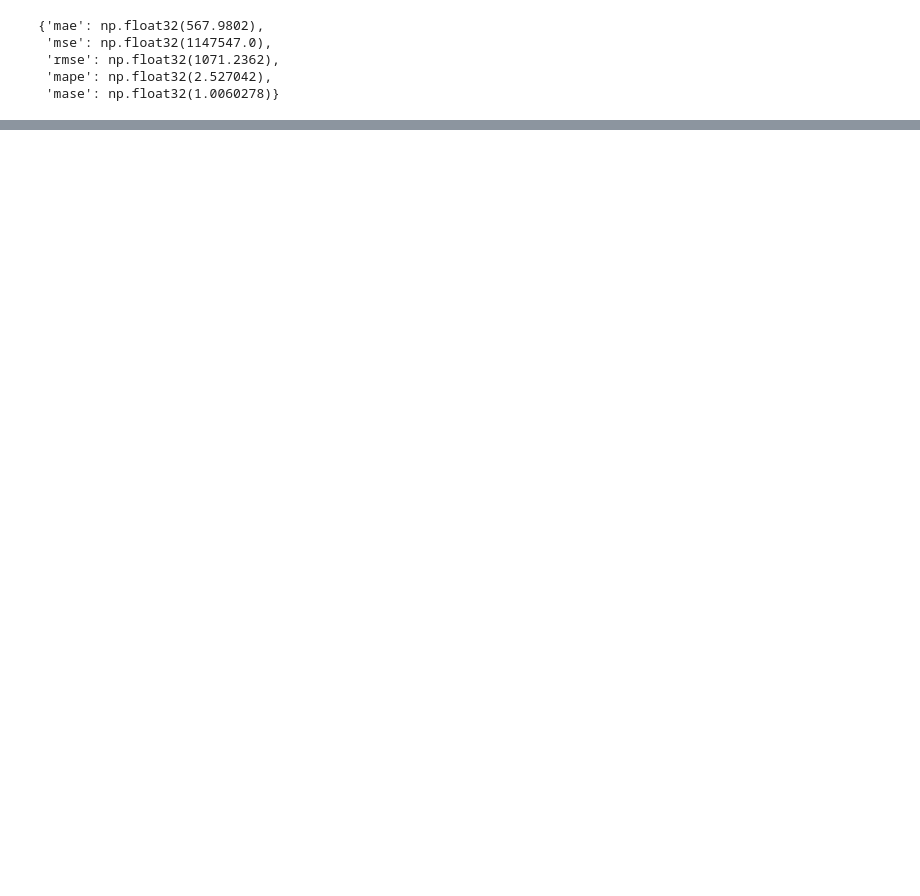
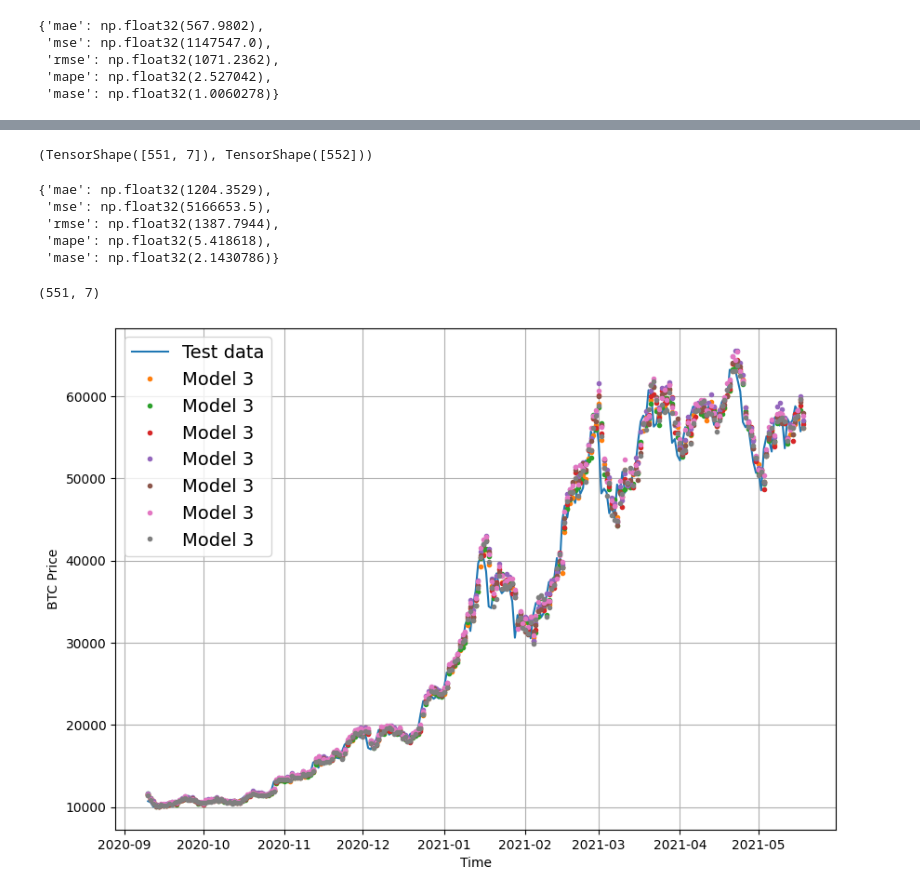
Before and after one commit to Prashanna-Raj-Pandit/NN-Time-series, a Jupyter notebook: BitPredict.ipynb, the cells around one changed output, grey strips where cells are left out. Drawn from its saved outputs; the diff is of its cells as text; code cells hidden in the pictures; blank space fills up the shorter version.

```diff
--- a/BitPredict.ipynb
+++ b/BitPredict.ipynb
@@ -532,0 +636,4 @@ plot_time_series(timesteps=x_test[-len(test_window):],values=model_1_preds,start
+# %%
+WINDOW=30
+HORIZON=7
+full_windows,full_labels=make_windows(prices,window_size=WINDOW,horizon=HORIZON)
@@ -532,0 +658,2 @@ plot_time_series(timesteps=x_test[-len(test_window):],values=model_1_preds,start
+# %%
+train_windows,test_windows,train_labels,test_labels=make_train_test_split(window=full_windows,labels=full_labels,test_split=0.2)
@@ -532,0 +704,2 @@ plot_time_series(timesteps=x_test[-len(test_window):],values=model_1_preds,start
+# %%
+model_3_loaded=tf.keras.models.load_model("model_experiments/Model_3_dense.keras")
@@ -532,0 +711,3 @@ plot_time_series(timesteps=x_test[-len(test_window):],values=model_1_preds,start
+# %%
+model_3_preds=make_preds(model_3_loaded,test_windows)
+model_3_preds
@@ -532,0 +730,4 @@ plot_time_series(timesteps=x_test[-len(test_window):],values=model_1_preds,start
+# %%
+model_3_preds.shape,model_2_preds.shape
+# %% [output]
+(TensorShape([551, 7]), TensorShape([552]))
@@ -532,0 +760,20 @@ plot_time_series(timesteps=x_test[-len(test_window):],values=model_1_preds,start
+# %%
+model_3_results=evaluate_metrics(y_true=tf.squeeze(test_labels),y_pred=model_3_preds)
+model_3_results
+# %% [output]
+{'mae': np.float32(1204.3529),
+ 'mse': np.float32(5166653.5),
+ 'rmse': np.float32(1387.7944),
+ 'mape': np.float32(5.418618),
+ 'mase': np.float32(2.1430786)}
+# %%
+test_labels.shape
+# %% [output]
+(551, 7)
+# %%
+offset=300
+plt.figure(figsize=(10,7))
+plot_time_series(timesteps=x_test[-len(test_windows):],values=test_labels[:,0],start=offset,format="-",label="Test data")
+plot_time_series(timesteps=x_test[-len(test_windows):],values=model_3_preds,start=offset,label="Model 3")
+# %% [output]
+[figure, added]
```
Also changed, not shown: parts of 32 cells of this notebook.
